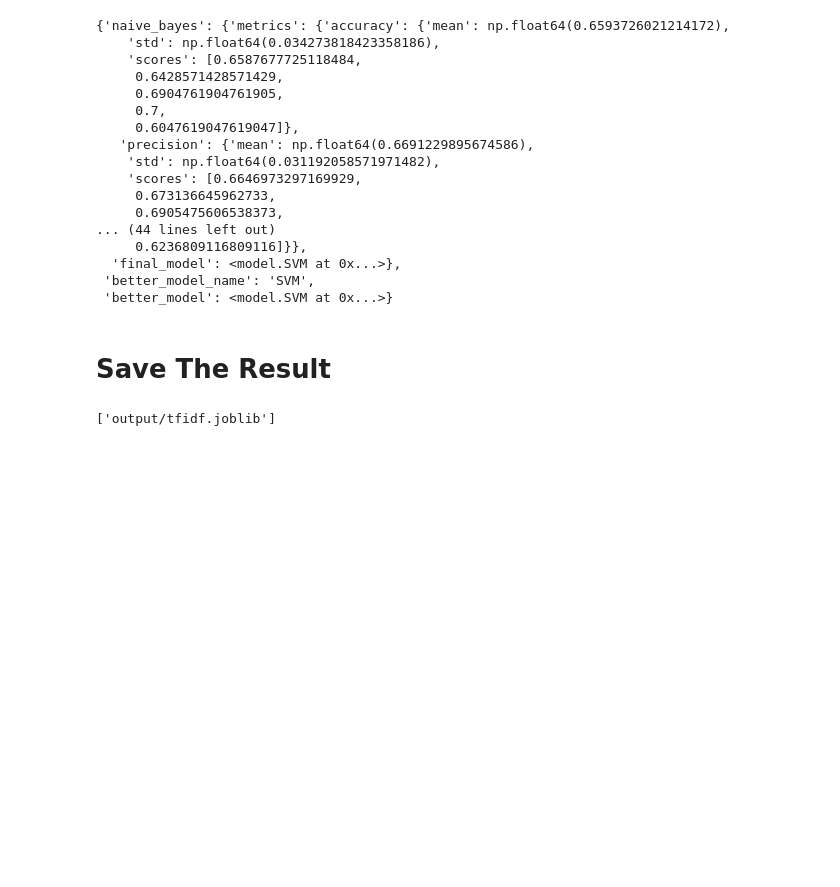
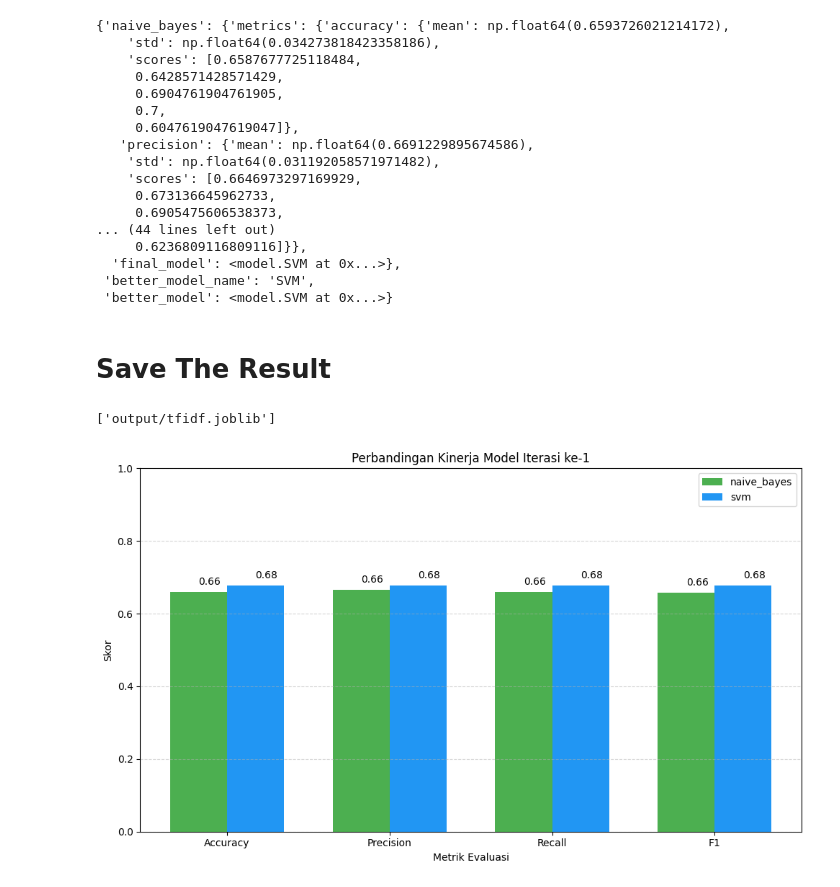
Before and after one commit to odeardika/lyrics-classifier, a Jupyter notebook: server/clasification/models/notebook.ipynb, the cells around one changed output. Cells and saved outputs as stored; diff of their text form; code cells hidden in the pictures; blank space fills up the shorter version.

Commit message:
docs: create graph for every iteration of kfold

```diff
--- a/server/clasification/models/notebook.ipynb
+++ b/server/clasification/models/notebook.ipynb
@@ -170,3 +170,41 @@ joblib.dump(svm, "output/model_svm.joblib")
 joblib.dump(TFIDF_vectorizer, "output/tfidf.joblib")
 # %% [output]
 ['output/tfidf.joblib']
+# %%
+# Persiapan data untuk plotting
+metrics = ['accuracy', 'precision', 'recall', 'f1']
+# Filter models to only include those with metrics dictionary
+models = [key for key in results.keys() if isinstance(results[key], dict) and 'metrics' in results[key]]
+
+score_1 = {model: [results[model]['metrics'][m]['scores'][0] for m in metrics] for model in models}
+
+# Plot
+x = np.arange(len(metrics))
+bar_width = 0.35
+
+fig, ax = plt.subplots(figsize=(10, 6))
+
+bars1 = ax.bar(x - bar_width/2, score_1[models[0]], bar_width, capsize=5,
+               label=models[0], color='#4CAF50')
+bars2 = ax.bar(x + bar_width/2, score_1[models[1]], bar_width, capsize=5,
+               label=models[1], color='#2196F3')
+
+# Label dan dekorasi
+ax.set_xlabel('Metrik Evaluasi')
+ax.set_ylabel('Skor')
+ax.set_title('Perbandingan Kinerja Model Iterasi ke-1')
+ax.set_xticks(x)
+ax.set_xticklabels([m.capitalize() for m in metrics])
+ax.set_ylim(0, 1)
+ax.legend()
+
+# Tambahkan nilai di atas bar
+for i in range(len(metrics)):
+    ax.text(x[i] - bar_width/2, score_1[models[0]][i] + 0.02, f'{score_1[models[0]][i]:.2f}', ha='left')
+    ax.text(x[i] + bar_width/2, score_1[models[1]][i] + 0.02, f'{score_1[models[1]][i]:.2f}', ha='left')
+
+plt.grid(axis='y', linestyle='--', alpha=0.5)
+plt.tight_layout()
+plt.show()
+# %% [output]
+[figure, added]
```
Also changed, not shown: parts of 5 cells of this notebook.
